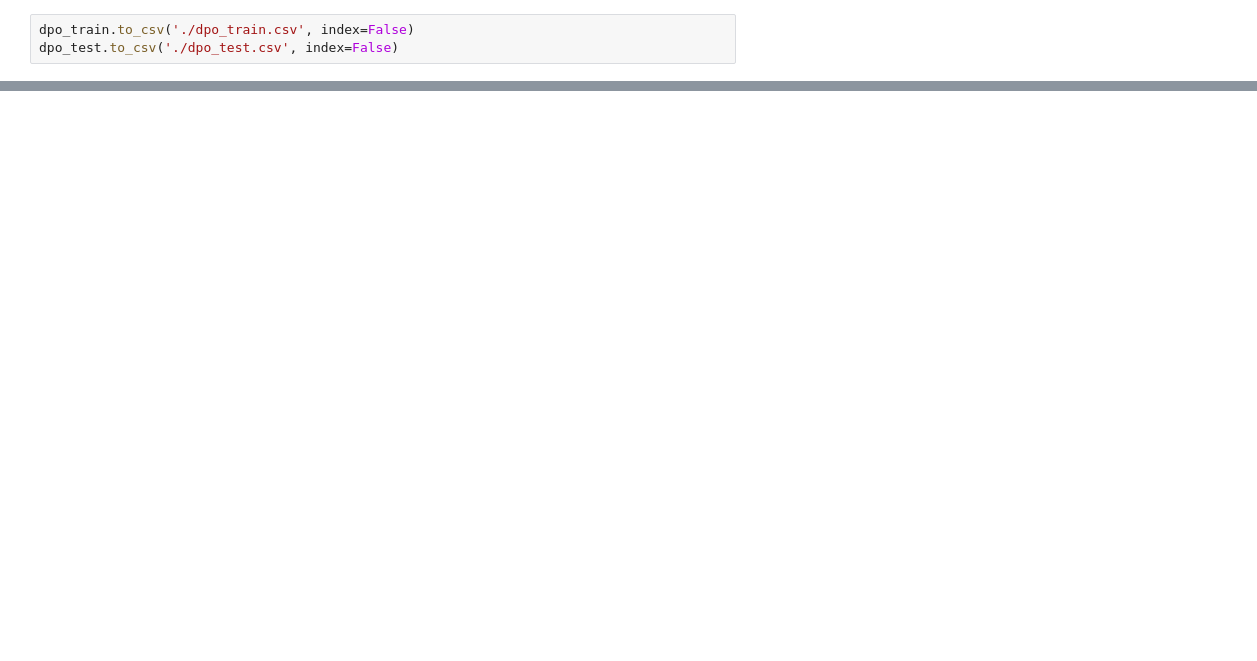
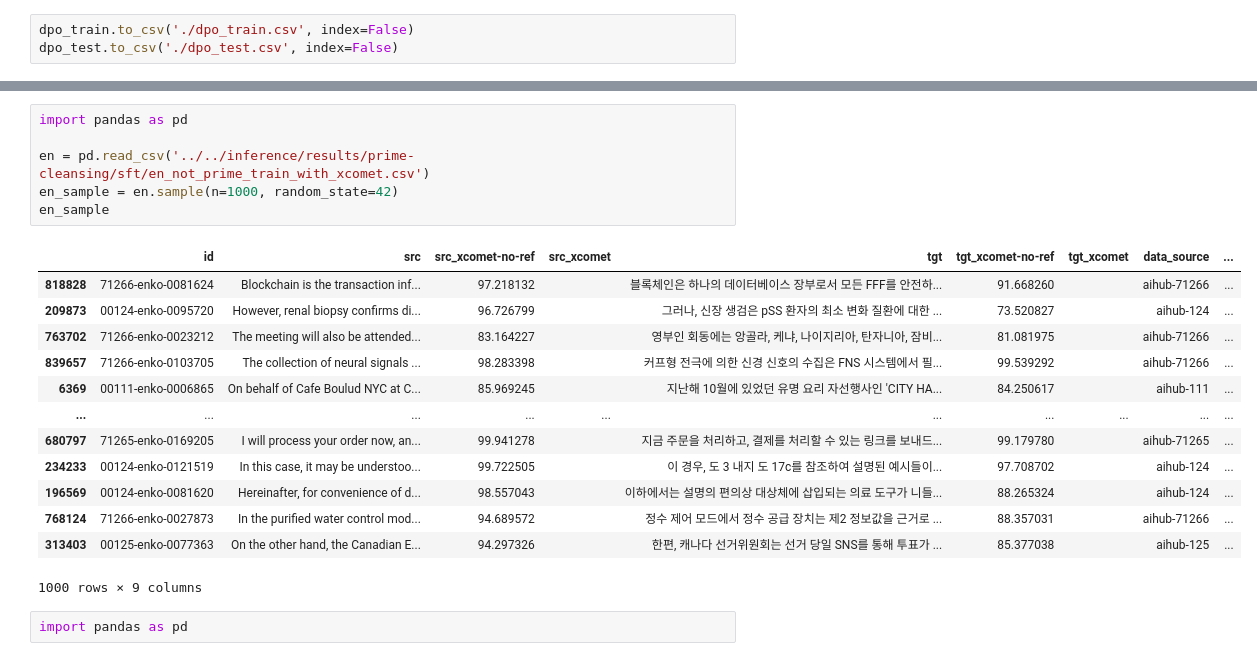
Before and after one commit to TrainToGPB/slm-mmt-exp, a Jupyter notebook: translation_datasets/dpo/gpt_dpo_data_selection.ipynb, the cells around one changed output, grey strips where cells are left out. Drawn from its saved outputs; the diff is of its cells as text; blank space fills up the shorter version.

```diff
--- a/translation_datasets/dpo/gpt_dpo_data_selection.ipynb
+++ b/translation_datasets/dpo/gpt_dpo_data_selection.ipynb
@@ -2019,0 +2140,22 @@ dpo_test.to_csv('./dpo_test.csv', index=False)
+# %%
+import pandas as pd
+
+en = pd.read_csv('../../inference/results/prime-cleansing/sft/en_not_prime_train_with_xcomet.csv')
+en_sample = en.sample(n=1000, random_state=42)
+en_sample
+# %% [output]
+|  | id | src | src_xcomet-no-ref | src_xcomet | tgt | tgt_xcomet-no-ref | tgt_xcomet | data_source | ... |
+| 818828 | 71266-enko-0081624 | Blockchain is the transaction inf... | 97.218132 |  | 블록체인은 하나의 데이터베이스 장부로서 모든 FFF를 안전하... | 91.668260 |  | aihub-71266 | ... |
+| 209873 | 00124-enko-0095720 | However, renal biopsy confirms di... | 96.726799 |  | 그러나, 신장 생검은 pSS 환자의 최소 변화 질환에 대한 ... | 73.520827 |  | aihub-124 | ... |
+| 763702 | 71266-enko-0023212 | The meeting will also be attended... | 83.164227 |  | 영부인 회동에는 앙골라, 케냐, 나이지리아, 탄자니아, 잠비... | 81.081975 |  | aihub-71266 | ... |
+| 839657 | 71266-enko-0103705 | The collection of neural signals ... | 98.283398 |  | 커프형 전극에 의한 신경 신호의 수집은 FNS 시스템에서 필... | 99.539292 |  | aihub-71266 | ... |
+| 6369 | 00111-enko-0006865 | On behalf of Cafe Boulud NYC at C... | 85.969245 |  | 지난해 10월에 있었던 유명 요리 자선행사인 'CITY HA... | 84.250617 |  | aihub-111 | ... |
+| ... | ... | ... | ... | ... | ... | ... | ... | ... | ... |
+| 680797 | 71265-enko-0169205 | I will process your order now, an... | 99.941278 |  | 지금 주문을 처리하고, 결제를 처리할 수 있는 링크를 보내드... | 99.179780 |  | aihub-71265 | ... |
+| 234233 | 00124-enko-0121519 | In this case, it may be understoo... | 99.722505 |  | 이 경우, 도 3 내지 도 17c를 참조하여 설명된 예시들이... | 97.708702 |  | aihub-124 | ... |
+| 196569 | 00124-enko-0081620 | Hereinafter, for convenience of d... | 98.557043 |  | 이하에서는 설명의 편의상 대상체에 삽입되는 의료 도구가 니들... | 88.265324 |  | aihub-124 | ... |
+| 768124 | 71266-enko-0027873 | In the purified water control mod... | 94.689572 |  | 정수 제어 모드에서 정수 공급 장치는 제2 정보값을 근거로 ... | 88.357031 |  | aihub-71266 | ... |
+| 313403 | 00125-enko-0077363 | On the other hand, the Canadian E... | 94.297326 |  | 한편, 캐나다 선거위원회는 선거 당일 SNS를 통해 투표가 ... | 85.377038 |  | aihub-125 | ... |
+1000 rows × 9 columns
+# %%
+import pandas as pd
```
Also changed, not shown: parts of 48 cells of this notebook, 13 other files.
